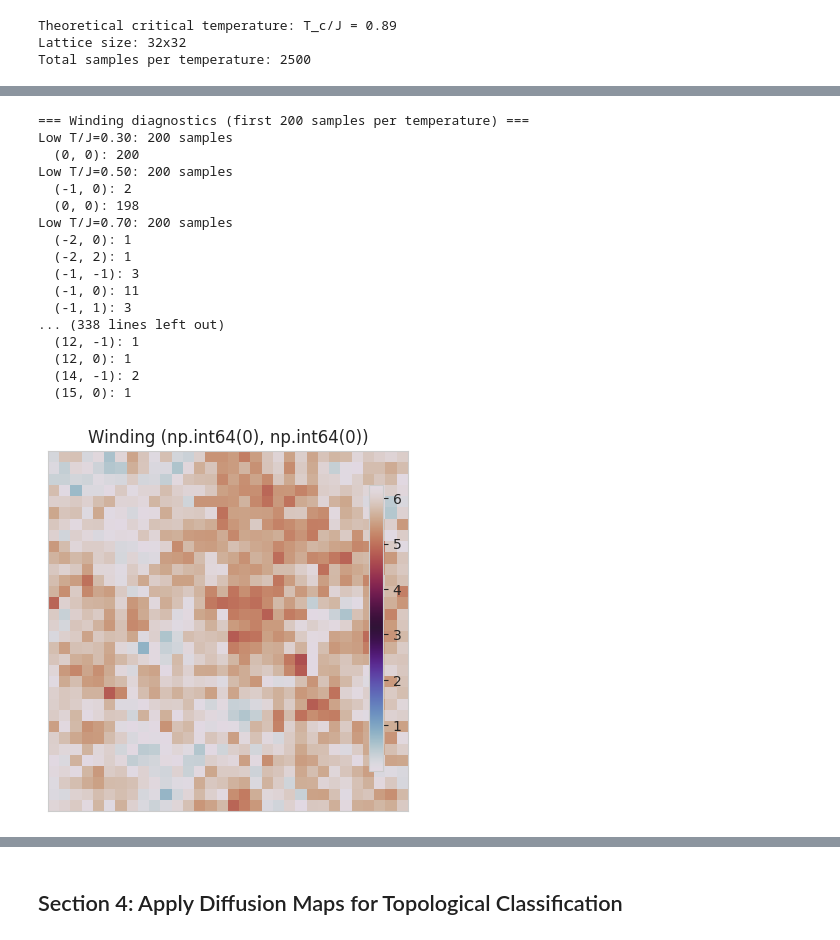
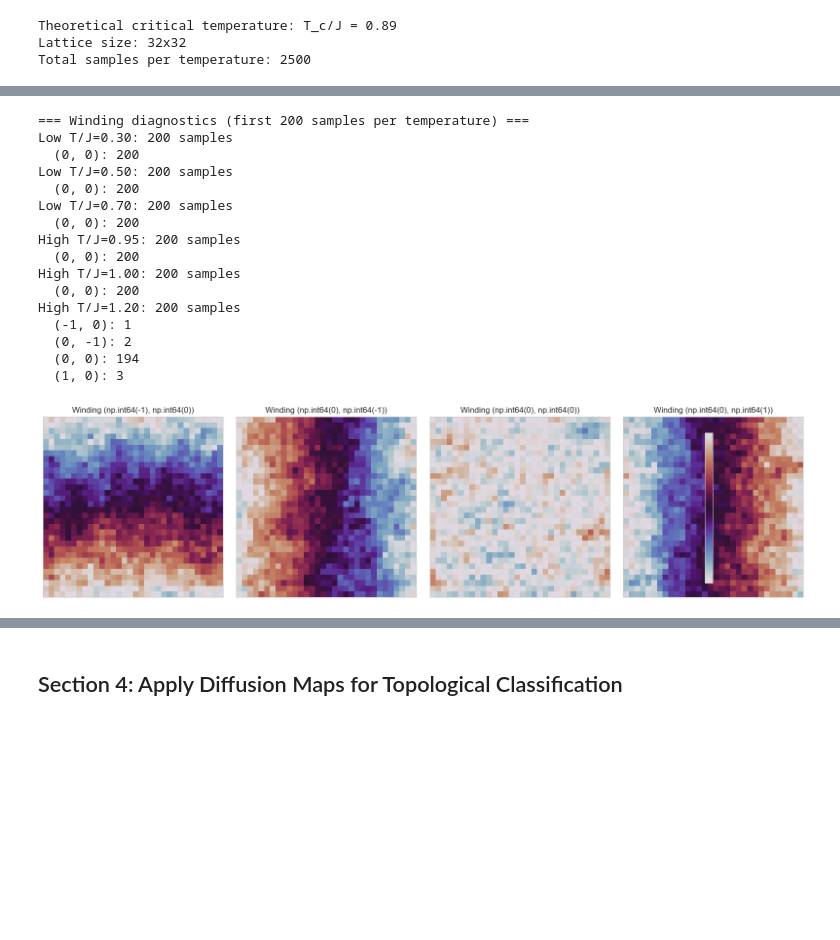
Before and after one commit to neel-j-dev/Classifying-BLK-Transitions, a Jupyter notebook: XYModel/2D_XY_Model.ipynb, the cells around one changed output, grey strips where cells are left out. Drawn from its saved outputs; the diff is of its cells as text; code cells hidden in the pictures; blank space fills up the shorter version.

Commit message:
Visualization

```diff
--- a/XYModel/2D_XY_Model.ipynb
+++ b/XYModel/2D_XY_Model.ipynb
@@ -515,26 +531,25 @@ else:
     for T in temperatures_low_T:
         print(f"Temperature T/J = {T:.2f}")
 
-        samples_all = []
+        data_low_T[T] = {}
         for i, (nu_x, nu_y) in enumerate(winding_numbers):
             print(f"  Winding number ({nu_x}, {nu_y}): Generating {n_samples_per_winding} samples...")
             # Generate samples in parallel
             samples = generate_xy_samples_parallel(
                 L=L,
                 T=T,
-                target_winding=(0, 0),
+                target_winding=(nu_x, nu_y),
                 n_samples=n_samples_per_winding,
                 n_processes=1,
                 steps=metropolis_steps,
                 iters_per_step=metropolis_iters_per_step,
                 seed=42,
             )
-            samples_all.append(samples)
+            data_low_T[T][(nu_x, nu_y)] = samples
 
         # Combine and shuffle
-        data_low_T[T] = np.vstack(samples_all)
-        np.random.shuffle(data_low_T[T])
-        print(f"  Total samples: {data_low_T[T].shape[0]}")
+        total_samples = sum(v.shape[0] for v in data_low_T[T].values())
+        print(f"  Total samples: {total_samples}")
 
 if not use_cache:
     save_dataset(low_cache_path, data_low_T)
@@ -597,13 +640,13 @@ def compute_winding_numbers_batch(data, L):
     configs = data.reshape(-1, L, L)
     windings = []
     for theta in configs:
-        dtheta_x = np.diff(np.concatenate([theta[:, -1:], theta], axis=1), axis=1)
+        dtheta_x = np.diff(np.concatenate([theta, theta[:, :1]], axis=1), axis=1)
         dtheta_x = np.angle(np.exp(1j * dtheta_x))
-        nu_x = int(np.round(np.sum(dtheta_x) / (2 * np.pi)))
+        nu_y = int(np.round(np.mean(np.sum(dtheta_x, axis=1) / (2 * np.pi))))
 
-        dtheta_y = np.diff(np.concatenate([theta[-1:, :], theta], axis=0), axis=0)
+        dtheta_y = np.diff(np.concatenate([theta, theta[:1, :]], axis=0), axis=0)
         dtheta_y = np.angle(np.exp(1j * dtheta_y))
-        nu_y = int(np.round(np.sum(dtheta_y) / (2 * np.pi)))
+        nu_x = int(np.round(np.mean(np.sum(dtheta_y, axis=0) / (2 * np.pi))))
         windings.append((nu_x, nu_y))
     return np.array(windings)
 
@@ -611,54 +654,61 @@ print("=== Winding diagnostics (first 200 samples per temperature) ===")
 max_samples = 200
 for label, dataset in [("low", data_low_T), ("high", data_high_T)]:
     for T, arr in dataset.items():
-        subset = arr[:min(max_samples, len(arr))]
+        if isinstance(arr, dict):
+            stacked = np.vstack(list(arr.values()))
+        else:
+            stacked = arr
+        subset = stacked[:min(max_samples, len(stacked))]
         windings = compute_winding_numbers_batch(subset, L)
         unique, counts = np.unique(windings, axis=0, return_counts=True)
         print(f"{label.title()} T/J={T:.2f}: {len(subset)} samples")
         for (nu_x, nu_y), c in zip(unique, counts):
             print(f"  ({nu_x}, {nu_y}): {c}")
 
 # Plot a few example configurations across windings (low T)
 example_T = temperatures_low_T[0]
 example_data = data_low_T[example_T]
-example_windings = compute_winding_numbers_batch(example_data, L)
+if isinstance(example_data, dict):
+    X_T = np.vstack(list(example_data.values()))
+else:
+    X_T = example_data
+example_windings = compute_winding_numbers_batch(X_T, L)
 unique_w = np.unique(example_windings, axis=0)
 
 n_show = min(4, len(unique_w))
 fig, axes = plt.subplots(1, n_show, figsize=(4 * n_show, 4))
 axes = np.atleast_1d(axes)
 for ax, winding in zip(axes, unique_w[:n_show]):
     idx = np.where((example_windings == winding).all(axis=1))[0]
     if len(idx) == 0:
         ax.axis('off')
         continue
-    theta = example_data[idx[0]].reshape(L, L)
+    theta = X_T[idx[0]].reshape(L, L)
     im = ax.imshow(theta, cmap='twilight', origin='lower')
     ax.set_title(f"Winding {tuple(winding)}")
     ax.set_xticks([])
     ax.set_yticks([])
 fig.colorbar(im, ax=axes, fraction=0.046, pad=0.04)
 plt.tight_layout()
 plt.show()
 # %% [output]
 === Winding diagnostics (first 200 samples per temperature) ===
 Low T/J=0.30: 200 samples
   (0, 0): 200
 Low T/J=0.50: 200 samples
-  (-1, 0): 2
-  (0, 0): 198
+  (0, 0): 200
 Low T/J=0.70: 200 samples
-  (-2, 0): 1
-  (-2, 2): 1
-  (-1, -1): 3
-  (-1, 0): 11
-  (-1, 1): 3
-... (338 lines left out)
-  (12, -1): 1
-  (12, 0): 1
-  (14, -1): 2
-  (15, 0): 1
+  (0, 0): 200
+High T/J=0.95: 200 samples
+  (0, 0): 200
+High T/J=1.00: 200 samples
+  (0, 0): 200
+High T/J=1.20: 200 samples
+  (-1, 0): 1
+  (0, -1): 2
+  (0, 0): 194
+  (1, 0): 3
-[figure, old version]
+[figure, new version]
 # %%
 for T in temperatures_low_T:
     print("T =", T)
```
Also changed, not shown: parts of 9 cells of this notebook, 3 other files.
